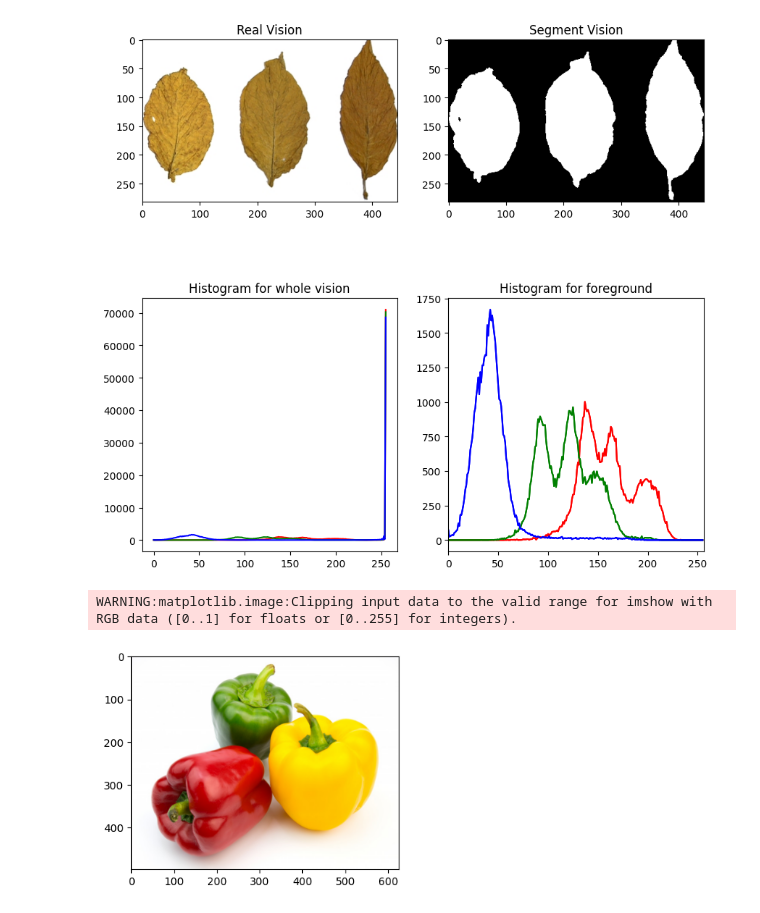
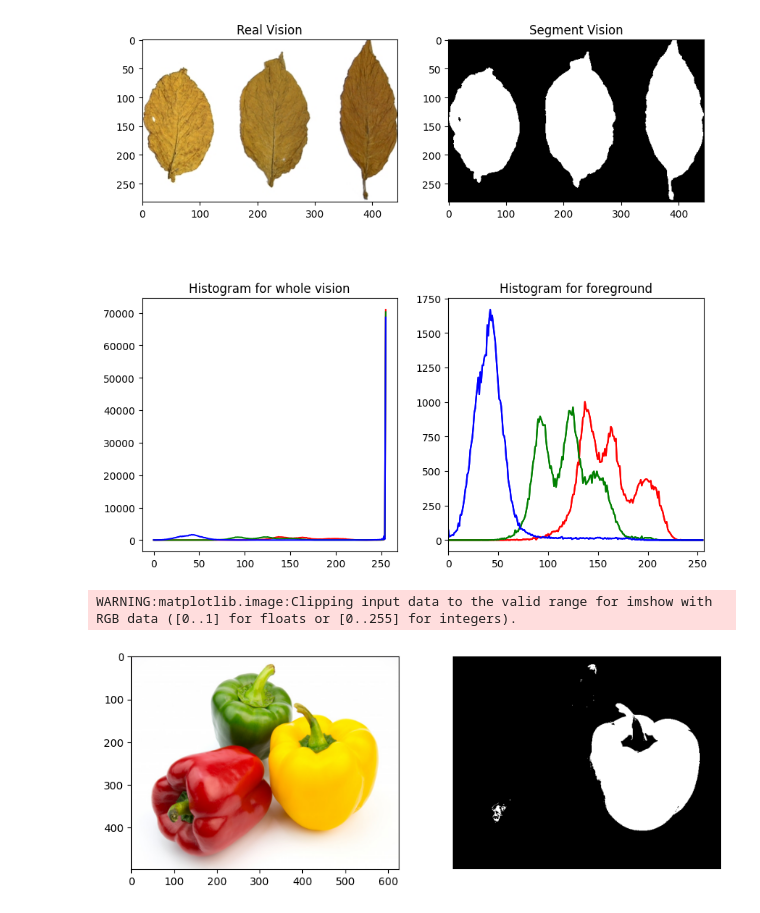
Before and after one commit to khrnnisak/PCVK_Genap_2023, a Jupyter notebook: Thresholding.ipynb, the cells around one changed output. Drawn from its saved outputs; the diff is of its cells as text; code cells hidden in the pictures.

```diff
--- a/Thresholding.ipynb
+++ b/Thresholding.ipynb
@@ -169,6 +169,7 @@ plt.show()
 # %% [output]
 [figure]
 # %%
+
 
 # Load the image
 img = cv.imread('/content/drive/MyDrive/PCVK/peppers.jpg')
@@ -178,35 +179,32 @@ hsv_img = cv.cvtColor(img, cv.COLOR_BGR2HSV)
 
 # Define lower and upper ranges for yellow color in HSV color space
 lower_yellow = np.array([20, 100, 100])
 upper_yellow = np.array([30, 255, 255])
 
 # Threshold the image to get only yellow color
 mask = cv.inRange(hsv_img, lower_yellow, upper_yellow)
 
 # Apply the mask to the original image to get only the yellow pixels
 yellow_img = cv.bitwise_and(img, img, mask=mask)
 
 # Reshape the yellow image into a 2D array of pixels
 h, w, _ = yellow_img.shape
 pixels = yellow_img.reshape((h * w, 3))
 
 # Perform K-Means clustering with k=3 (for yellow, green, and red colors)
 k = 3
 criteria = (cv.TERM_CRITERIA_EPS + cv.TERM_CRITERIA_MAX_ITER, 10, 1.0)
 _, labels, centers = cv.kmeans(pixels.astype(np.float32), k, None, criteria, 10, cv.KMEANS_RANDOM_CENTERS)
 
-# Replace non-yellow centroids with yellow color
-centers[1:] = [lower_yellow] * 2
-
 # Assign each pixel to its corresponding cluster center
 segmented = centers[labels.flatten()].reshape((h, w, 3))
 
 # Display the original image and the segmented image
 plt.figure(figsize=(10, 10))
 plt.subplot(1, 2, 1), plt.imshow(cv.cvtColor(img, cv.COLOR_BGR2RGB))
-plt.subplot(1, 2, 2), plt.imshow(cv.cvtColor(segmented, cv.COLOR_BGR2RGB))
+plt.subplot(1, 2, 2), plt.imshow(segmented)
 plt.axis('off')
 plt.show()
 # %% [output]
 WARNING:matplotlib.image:Clipping input data to the valid range for imshow with RGB data ([0..1] for floats or [0..255] for integers).
-[figure, old version]
+[figure, new version]
```
Also changed, not shown: parts of 1 cell of this notebook.
